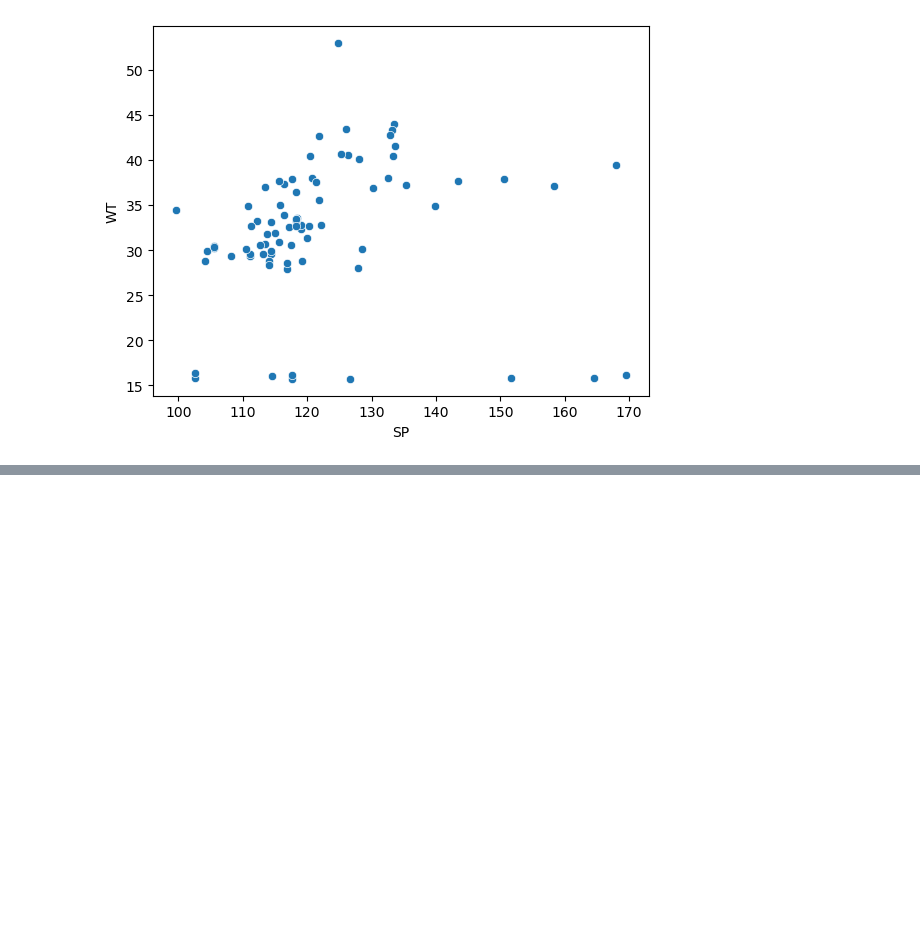
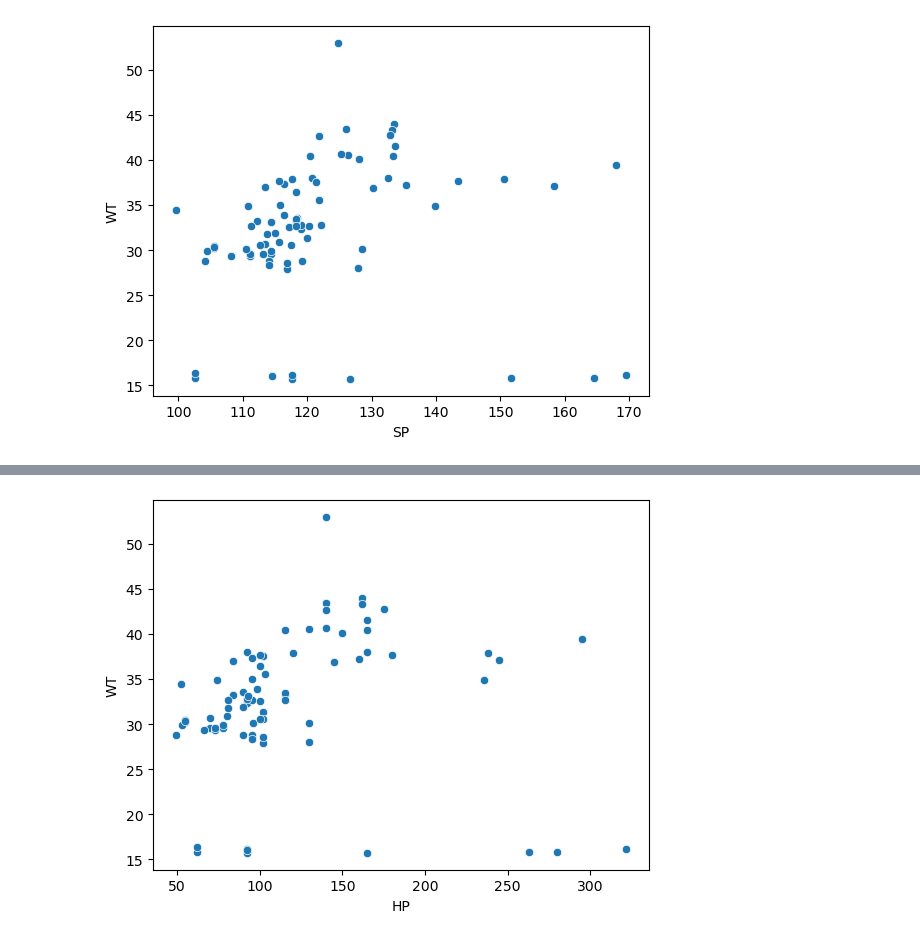
Before and after one commit to rajeshkuncham-code/python, a Jupyter notebook: day19.ipynb, the cells around one changed output, grey strips where cells are left out. Saved outputs shown, nothing was run; the diff lists cells and outputs as text; code cells hidden in the pictures; blank space fills up the shorter version.

```diff
--- a/day19.ipynb
+++ b/day19.ipynb
@@ -129,0 +144,5 @@ plt.show()
+# %%
+scatterplot(x=cars['HP'],y= cars['WT'])
+plt.show()
+# %% [output]
+[figure, added]
```
Also changed, not shown: parts of 10 cells of this notebook.
